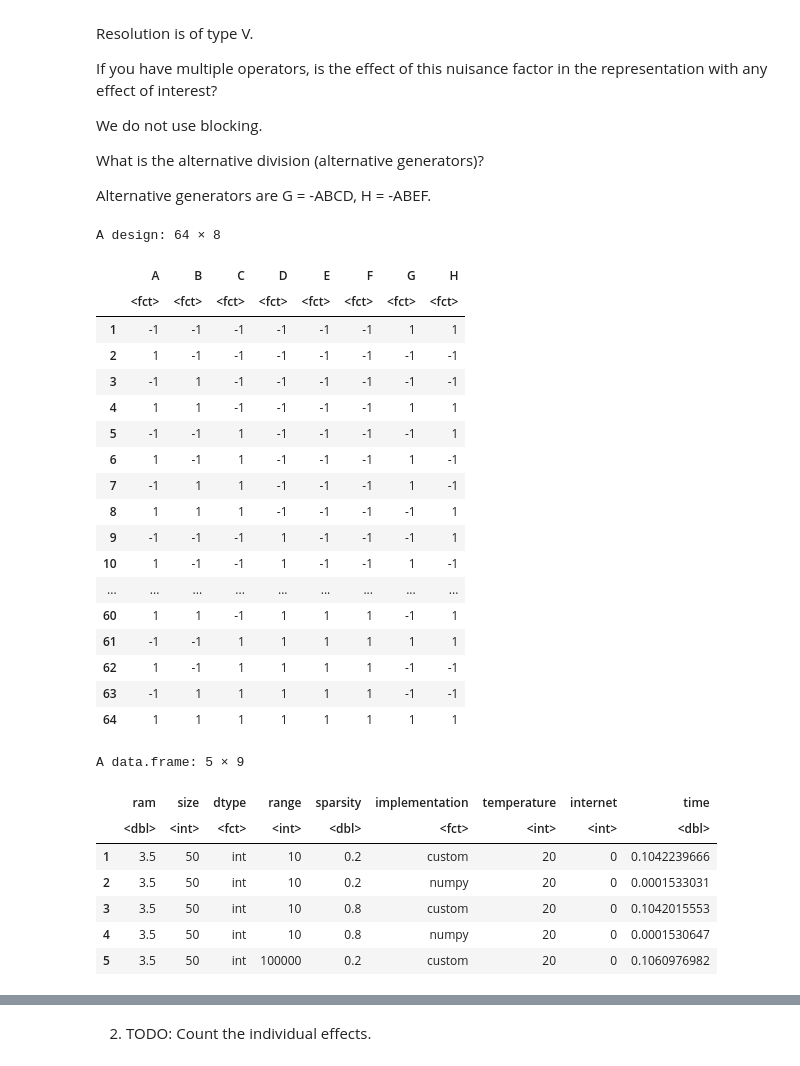
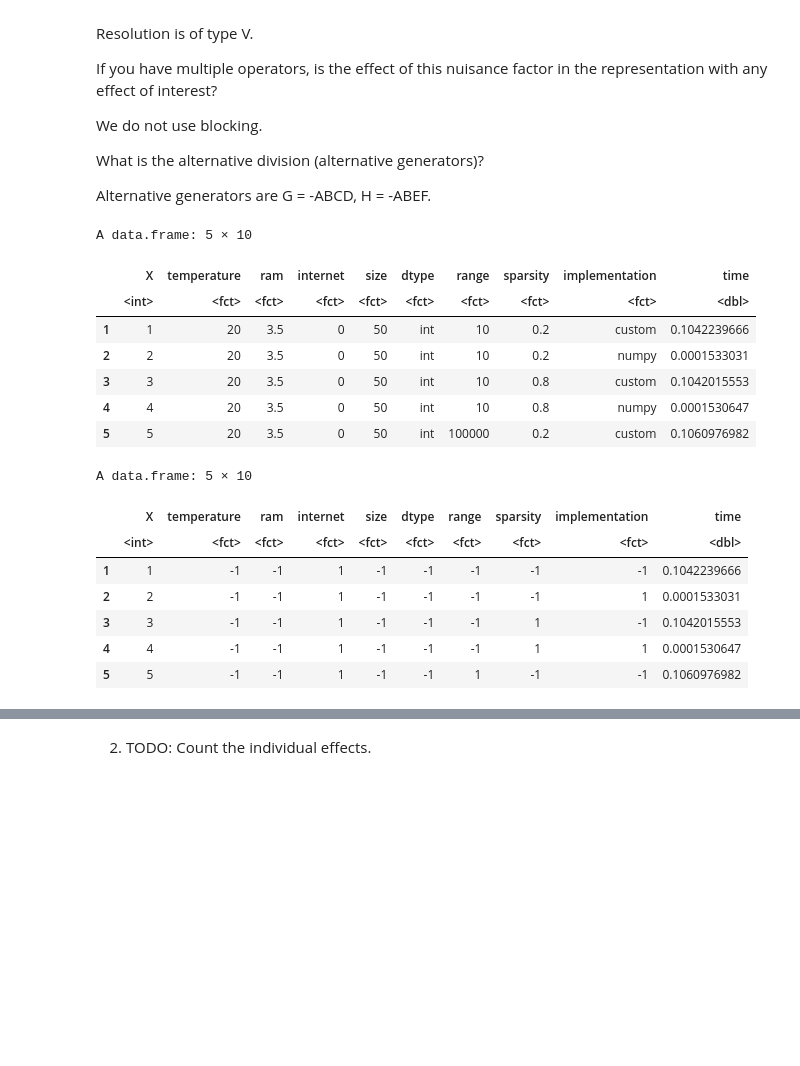
Before and after one commit to Many98/01NAEX, a Jupyter notebook: 01NAEX_HW2_TEAM_A.ipynb, the cells around one changed output, grey strips where cells are left out. Drawn from its saved outputs; the diff is of its cells as text; code cells hidden in the pictures; blank space fills up the shorter version.

```diff
--- a/01NAEX_HW2_TEAM_A.ipynb
+++ b/01NAEX_HW2_TEAM_A.ipynb
@@ -152,50 +152,63 @@ What is the alternative division (alternative generators)?
 
 Alternative generators are G = -ABCD, H = -ABEF.
 # %%
-FrF2(2^(8-2), 8, replications = 1, randomize = FALSE,
+d=FrF2(2^(8-2), 8, replications = 1, randomize = FALSE,
 generators=c("ABCD","ABEF"), factor.names = c("A", "B", "C", "D", "E", "F", "G", "H"))
-# %% [output]
-A design: 64 × 8
-|  | A | B | C | D | E | F | G | H |
-|  | <fct> | <fct> | <fct> | <fct> | <fct> | <fct> | <fct> | <fct> |
-| 1 | -1 | -1 | -1 | -1 | -1 | -1 | 1 | 1 |
-| 2 | 1 | -1 | -1 | -1 | -1 | -1 | -1 | -1 |
-| 3 | -1 | 1 | -1 | -1 | -1 | -1 | -1 | -1 |
-| 4 | 1 | 1 | -1 | -1 | -1 | -1 | 1 | 1 |
-| 5 | -1 | -1 | 1 | -1 | -1 | -1 | -1 | 1 |
-| 6 | 1 | -1 | 1 | -1 | -1 | -1 | 1 | -1 |
-| 7 | -1 | 1 | 1 | -1 | -1 | -1 | 1 | -1 |
-| 8 | 1 | 1 | 1 | -1 | -1 | -1 | -1 | 1 |
-| 9 | -1 | -1 | -1 | 1 | -1 | -1 | -1 | 1 |
-| 10 | 1 | -1 | -1 | 1 | -1 | -1 | 1 | -1 |
-| ... | ... | ... | ... | ... | ... | ... | ... | ... |
-| 60 | 1 | 1 | -1 | 1 | 1 | 1 | -1 | 1 |
-| 61 | -1 | -1 | 1 | 1 | 1 | 1 | 1 | 1 |
-| 62 | 1 | -1 | 1 | 1 | 1 | 1 | -1 | -1 |
-| 63 | -1 | 1 | 1 | 1 | 1 | 1 | -1 | -1 |
-| 64 | 1 | 1 | 1 | 1 | 1 | 1 | 1 | 1 |
 # %%
 data <- read.csv("data.csv")
 data <- data %>% rename(dtype = set,
                        implementation = multiply,
                        ram = performance) %>%
         mutate(dtype = recode(dtype, '0' = "int",
          '1' = "float",
          ),
          implementation = recode(implementation, '0' = "custom",
          '1' = "numpy",
          )
-     ) %>% mutate(implementation = as.factor(implementation), dtype = as.factor(dtype), time=time)
+     ) %>% mutate(implementation = as.factor(implementation),
+                  dtype = as.factor(dtype),
+                  ram = as.factor(ram),
+                  size = as.factor(size),
+                  range = as.factor(range),
+                  sparsity = as.factor(sparsity),
+                  temperature = as.factor(temperature),
+                  internet = as.factor(internet),
+                  time=time)
 # Added relocation of temperature and internet to the end of df.
 # This might not seem important, but will result in correct factorial design further.
-data <- subset(data, select = -c(1)) %>% relocate(temperature,internet, .after = implementation)
+
+
+# mapping for backward compability
+data_mapping <- data %>%
+        mutate(dtype = recode(dtype, 'int' = '-1', 'float' = '1'),
+               implementation = recode(implementation, 'custom' = '-1', 'numpy' = '1'),
+               ram = recode(ram, '3.5' = '-1', '5.6' = '1'),
+               size = recode(size, '50' = '-1', '150' = '1'),
+               range = recode(range, '10' = '-1', '100000' = '1'),
+               sparsity = recode(sparsity, '0.2' = '-1', '0.8' = '1'),
+               temperature = recode(temperature, '20' = '-1', '30' = '1'),
+               internet = recode(internet, '1' = '-1','0' = '1')
+               )
+
+#data <- subset(data, select = -c(1)) %>%
+#    relocate(temperature,internet, .after = implementation)
+
 head(data,5)
+head(data_mapping, 5)
 # %% [output]
-A data.frame: 5 × 9
+A data.frame: 5 × 10
-|  | ram | size | dtype | range | sparsity | implementation | temperature | internet | time |
-|  | <dbl> | <int> | <fct> | <int> | <dbl> | <fct> | <int> | <int> | <dbl> |
-| 1 | 3.5 | 50 | int | 10 | 0.2 | custom | 20 | 0 | 0.1042239666 |
-| 2 | 3.5 | 50 | int | 10 | 0.2 | numpy | 20 | 0 | 0.0001533031 |
-| 3 | 3.5 | 50 | int | 10 | 0.8 | custom | 20 | 0 | 0.1042015553 |
-| 4 | 3.5 | 50 | int | 10 | 0.8 | numpy | 20 | 0 | 0.0001530647 |
-| 5 | 3.5 | 50 | int | 100000 | 0.2 | custom | 20 | 0 | 0.1060976982 |
+|  | X | temperature | ram | internet | size | dtype | range | sparsity | implementation | time |
+|  | <int> | <fct> | <fct> | <fct> | <fct> | <fct> | <fct> | <fct> | <fct> | <dbl> |
+| 1 | 1 | 20 | 3.5 | 0 | 50 | int | 10 | 0.2 | custom | 0.1042239666 |
+| 2 | 2 | 20 | 3.5 | 0 | 50 | int | 10 | 0.2 | numpy | 0.0001533031 |
+| 3 | 3 | 20 | 3.5 | 0 | 50 | int | 10 | 0.8 | custom | 0.1042015553 |
+| 4 | 4 | 20 | 3.5 | 0 | 50 | int | 10 | 0.8 | numpy | 0.0001530647 |
+| 5 | 5 | 20 | 3.5 | 0 | 50 | int | 100000 | 0.2 | custom | 0.1060976982 |
+A data.frame: 5 × 10
+|  | X | temperature | ram | internet | size | dtype | range | sparsity | implementation | time |
+|  | <int> | <fct> | <fct> | <fct> | <fct> | <fct> | <fct> | <fct> | <fct> | <dbl> |
+| 1 | 1 | -1 | -1 | 1 | -1 | -1 | -1 | -1 | -1 | 0.1042239666 |
+| 2 | 2 | -1 | -1 | 1 | -1 | -1 | -1 | -1 | 1 | 0.0001533031 |
+| 3 | 3 | -1 | -1 | 1 | -1 | -1 | -1 | 1 | -1 | 0.1042015553 |
+| 4 | 4 | -1 | -1 | 1 | -1 | -1 | -1 | 1 | 1 | 0.0001530647 |
+| 5 | 5 | -1 | -1 | 1 | -1 | -1 | 1 | -1 | -1 | 0.1060976982 |
```
Also changed, not shown: parts of 8 cells of this notebook.
